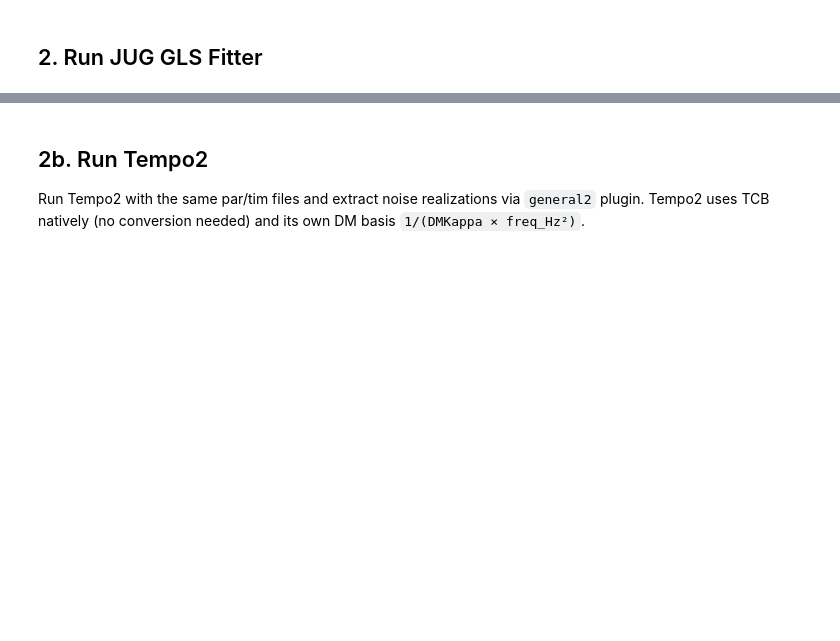
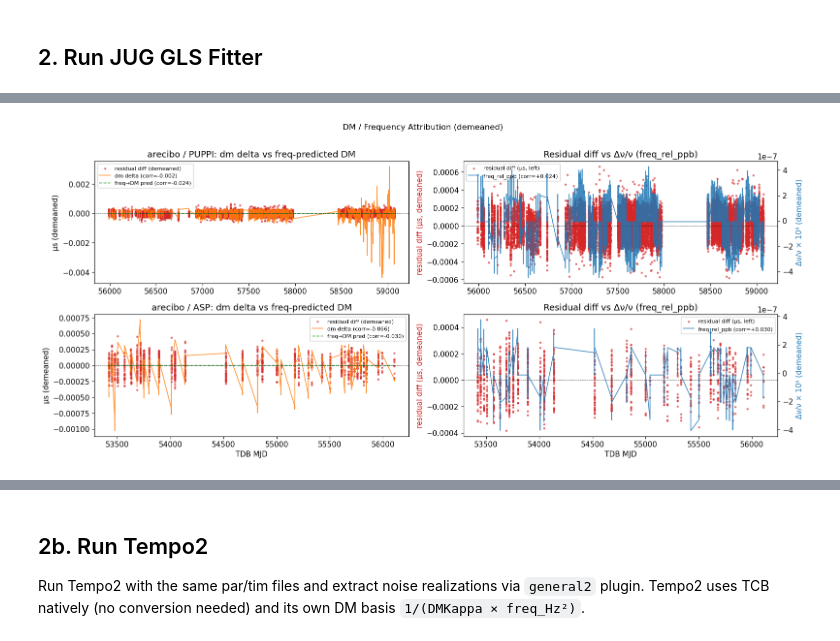
Before and after one commit to MattTMiles/jug, a Jupyter notebook: notebooks/jug_vs_pint_noise_comparison.ipynb, the cells around one changed output, grey strips where cells are left out. Drawn from its saved outputs; the diff is of its cells as text; code cells hidden in the pictures; blank space fills up the shorter version.

```diff
--- a/notebooks/jug_vs_pint_noise_comparison.ipynb
+++ b/notebooks/jug_vs_pint_noise_comparison.ipynb
@@ -25,6 +129,9 @@ plt.rcParams.update({'figure.figsize': (14, 4), 'font.size': 11})
 # %%
-par = 'data/pulsars/PPTA_data/ppta_dr4-data_dev-data-partim-MTM/data/partim/MTM/J0437-4715.par'
-tim = 'data/pulsars/PPTA_data/ppta_dr4-data_dev-data-partim-MTM/data/partim/MTM/J0437-4715.tim'
+# par = '/home/mattm/projects/jug_test_files/jug_debug/from_MKeith/Mike_K/ideal.par'
+# tim = '/home/mattm/projects/jug_test_files/jug_debug/from_MKeith/Mike_K/ideal.tim'
+
+par = "/home/mattm/soft/JUG/data/pulsars/NG_data/NG_15yr_partim/J1713+0747ao_PINT_20220306.nb.par"
+tim = "/home/mattm/soft/JUG/data/pulsars/NG_data/NG_15yr_partim/J1713+0747ao_PINT_20220306.nb.tim"
 
 # TNDM_OFFSET: Tempo2 DM basis uses 1/(DMKappa × freq_Hz²),
 # enterprise/JUG uses (1400/freq_MHz)². This offset converts between them.
@@ -92,0 +1859,62 @@ print(f'  Noise-subtracted RMS: {np.std(jug_resids_us - jug_total_us):.4f} µs')
+# %%
+# ── Cell 2e: DM/Frequency Attribution ────────────────────────────────────
+from jug.utils.constants import K_DM_SEC
+
+_n = len(_groups)
+fig, axes = plt.subplots(_n, 2, figsize=(16, max(4, 3.5 * _n)), squeeze=False)
+
+for _row, (_g, _idxs) in enumerate(_groups.items()):
+    _idxs = np.asarray(_idxs, dtype=int)
+    _x    = jug_mjd[_idxs]
+    _d    = _postfit_diff_us[_idxs]
+    _order = np.argsort(_x)
+    _x, _d = _x[_order], _d[_order]
+
+    _d_dm      = _demean(_d)
+    _dm_delta  = _demean(_component_deltas['dm'][_idxs][_order])
+    _freq_ppb  = _demean(_component_deltas['freq_rel_ppb'][_idxs][_order])
+
+    # Scale freq_rel_ppb → expected DM delay (µs)
+    # Δdm ≈ -2 * dm_sec * Δν/ν  →  freq_as_dm = -2 * mean_dm_µs * freq_rel_ppb * 1e-9
+    _dm_sec_mean = np.mean(np.asarray(_jug_components['dm_delay_sec'], dtype=float)[_idxs]) * 1e6
+    _freq_as_dm  = -2.0 * _dm_sec_mean * _freq_ppb * 1e-9   # µs
+
+    _c_dm      = _corr(_d_dm, _dm_delta)
+    _c_freq    = _corr(_d_dm, _freq_ppb)
+    _c_freq_dm = _corr(_d_dm, _freq_as_dm)
+
+    # Left panel: residual + dm delta + freq→DM prediction
+    ax = axes[_row, 0]
+    ax.scatter(_x, _d_dm, s=5, alpha=0.55, c='C3', label='residual diff (demeaned)')
+    ax.plot(_x, _dm_delta, lw=1.2, c='C1', alpha=0.85,
+            label=f'dm delta (corr={_c_dm:+.3f})')
+    ax.plot(_x, _freq_as_dm, lw=1.2, c='C2', alpha=0.85, ls='--',
+            label=f'freq→DM pred (corr={_c_freq_dm:+.3f})')
+    ax.axhline(0, color='k', lw=0.5, ls='--')
+    ax.set_ylabel('µs (demeaned)')
+    _g_label = ' / '.join(map(str, _g))
+    ax.set_title(f'{_g_label}: dm delta vs freq-predicted DM')
+    ax.legend(fontsize=8)
+
+    # Right panel: residual (left axis) vs freq_rel_ppb (right axis)
+    ax2   = axes[_row, 1]
+    ax2_r = ax2.twinx()
+    ax2.scatter(_x, _d_dm,    s=5, alpha=0.55, c='C3', label='residual diff (µs, left)')
+    ax2_r.plot(_x, _freq_ppb, lw=1.2, c='C0', alpha=0.85,
+               label=f'freq_rel_ppb (corr={_c_freq:+.3f})')
+    ax2.axhline(0, color='k', lw=0.5, ls='--')
+    ax2.set_ylabel('residual diff (µs, demeaned)', color='C3')
+    ax2_r.set_ylabel('\u0394\u03bd/\u03bd \u00d7 10\u2079 (demeaned)', color='C0')
+    ax2.set_title(f'Residual diff vs \u0394\u03bd/\u03bd (freq_rel_ppb)')
+    _lines1, _labs1 = ax2.get_legend_handles_labels()
+    _lines2, _labs2 = ax2_r.get_legend_handles_labels()
+    ax2.legend(_lines1 + _lines2, _labs1 + _labs2, fontsize=8)
+
+axes[-1, 0].set_xlabel('TDB MJD')
+axes[-1, 1].set_xlabel('TDB MJD')
+plt.suptitle('DM / Frequency Attribution (demeaned)', y=1.01, fontsize=12)
+plt.tight_layout()
+plt.savefig('notebooks/jug_vs_pint_dm_freq_attribution.png', dpi=150, bbox_inches='tight')
+plt.show()
+# %% [output]
+[figure, added]
```
Also changed, not shown: parts of 39 cells of this notebook, 4 other files.
